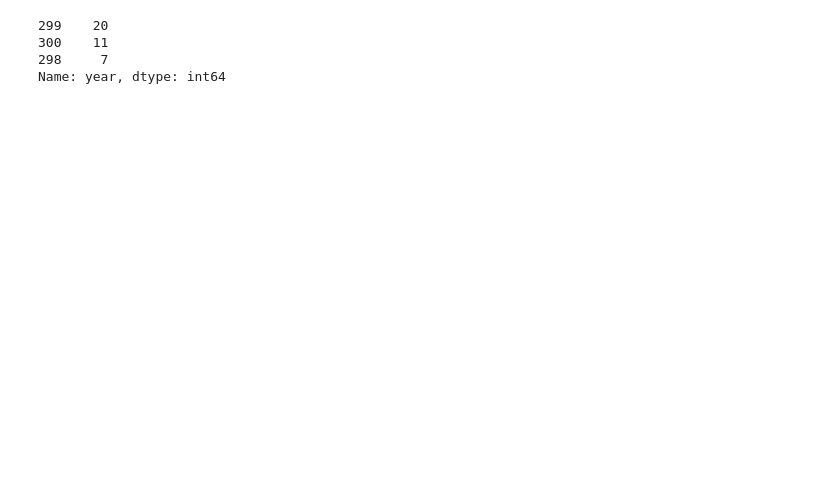
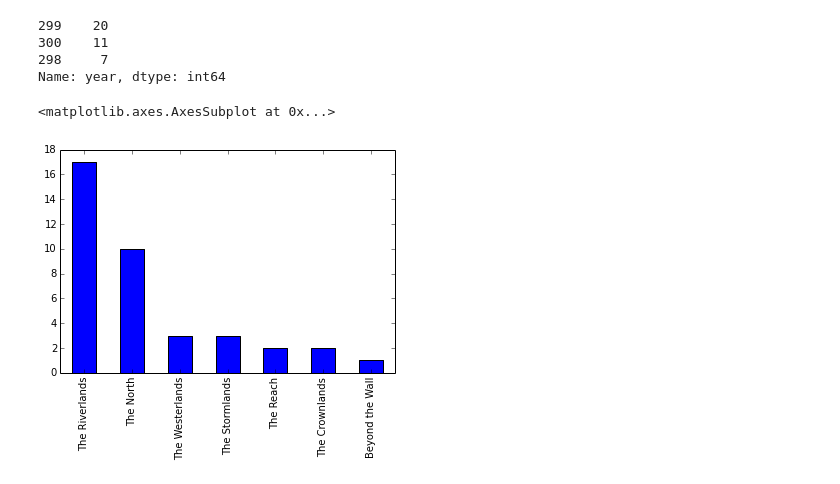
Before and after one commit to Rohan0401/KaggleTitanic, a Jupyter notebook: GoT/GoT.ipynb, the cells around one changed output. Saved outputs shown, nothing was run; the diff lists cells and outputs as text; code cells hidden in the pictures; blank space fills up the shorter version.

Commit message:
Adding Plots

```diff
--- a/GoT/GoT.ipynb
+++ b/GoT/GoT.ipynb
@@ -42,3 +43,9 @@ got_df['year'].value_counts()
 300    11
 298     7
 Name: year, dtype: int64
+# %%
+#The region wise war
+got_df['region'].value_counts().plot(kind = 'bar')
+# %% [output]
+<matplotlib.axes.AxesSubplot at 0x...>
+[figure, added]
```
Also changed, not shown: parts of 7 cells of this notebook.
